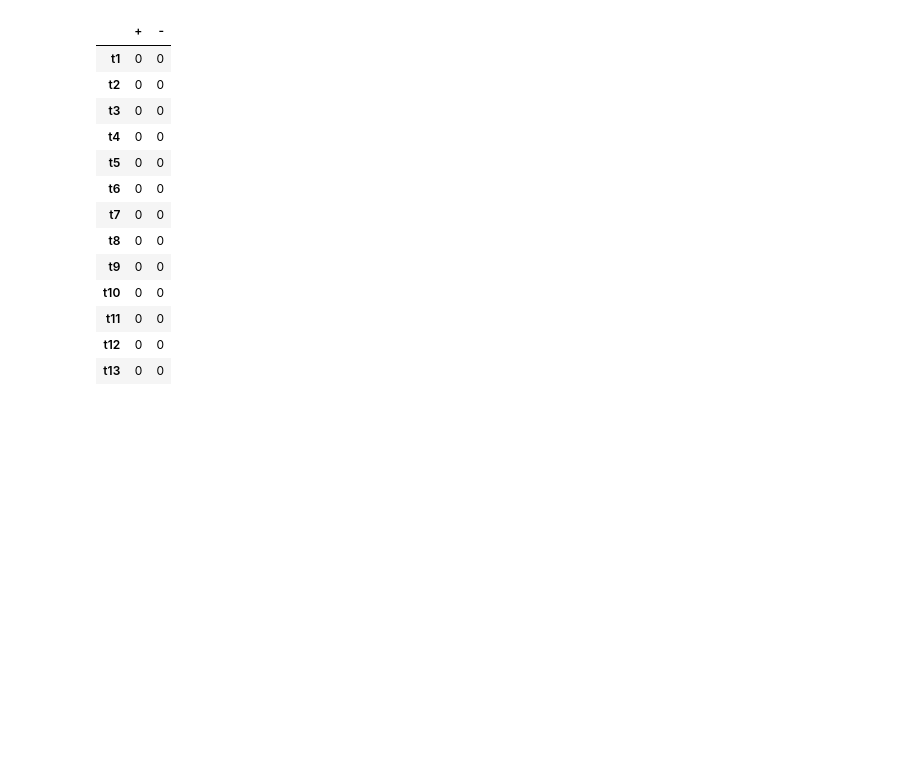
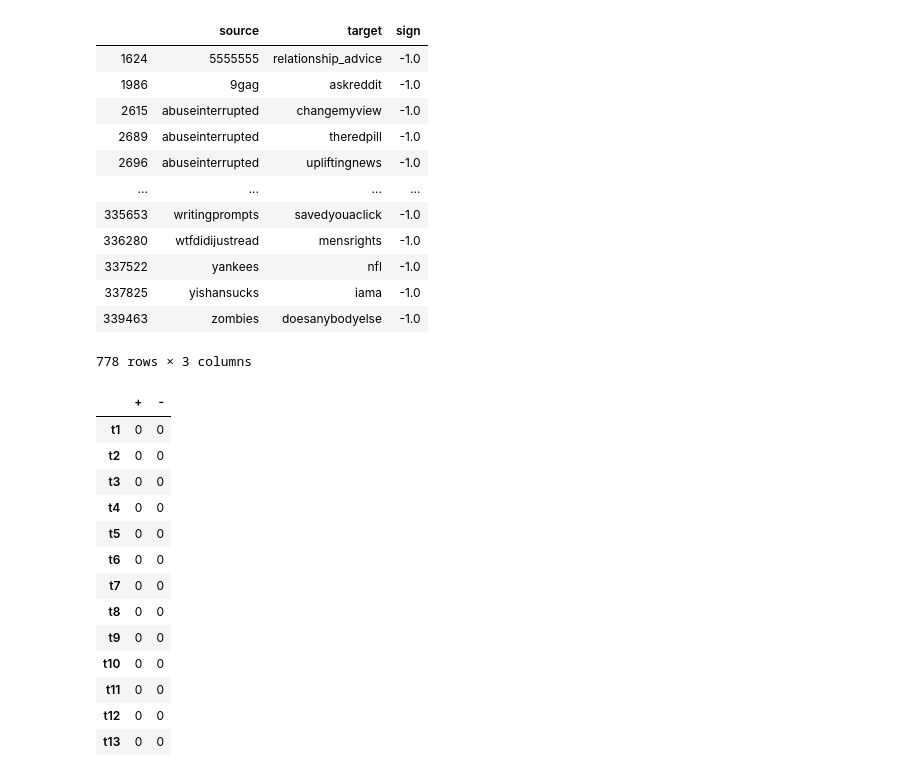
Before and after one commit to epfl-ada/ada-2020-project-milestone-p3-p3_wara9i, a Jupyter notebook: creative_extension.ipynb, the cells around one changed output. Cells and saved outputs as stored; diff of their text form; code cells hidden in the pictures; blank space fills up the shorter version.

```diff
--- a/creative_extension.ipynb
+++ b/creative_extension.ipynb
@@ -7,0 +242,12 @@ import numpy as np
+# %%
+## Here we group by (source,target) but instead of keeping all weights, we sum them into one weight
+groupedBySource_Target_mean = Data.groupby(['SOURCE_SUBREDDIT','TARGET_SUBREDDIT']).LINK_SENTIMENT.apply(lambda x: np.mean(x)).to_frame()
+## The groupby function makes the pair (source,target) as index.
+# To construct the graph, we need to have list of all sources , targets and signs in a dataframe
+listed_source = [ elem[0] for elem in groupedBySource_Target_mean.index]
+listed_target = [ elem[1] for elem in groupedBySource_Target_mean.index]
+listed_sign = [ elem[0] for elem in groupedBySource_Target_mean.values ]
+
+data_mean = pd.DataFrame({"source":listed_source,"target":listed_target,"sign":listed_sign})
+
+graph_mean = nx.from_pandas_edgelist(data_mean,source='source', target="target", edge_attr = "sign",create_using=nx.DiGraph)
@@ -7,0 +300,18 @@ import numpy as np
+# %%
+multiple_edges_meaned_data = data_mean.loc[indices].copy()
+# %%
+multiple_edges_meaned_data[multiple_edges_meaned_data.sign==-1]
+# %% [output]
+|  | source | target | sign |
+| 1624 | 5555555 | relationship_advice | -1.0 |
+| 1986 | 9gag | askreddit | -1.0 |
+| 2615 | abuseinterrupted | changemyview | -1.0 |
+| 2689 | abuseinterrupted | theredpill | -1.0 |
+| 2696 | abuseinterrupted | upliftingnews | -1.0 |
+| ... | ... | ... | ... |
+| 335653 | writingprompts | savedyouaclick | -1.0 |
+| 336280 | wtfdidijustread | mensrights | -1.0 |
+| 337522 | yankees | nfl | -1.0 |
+| 337825 | yishansucks | iama | -1.0 |
+| 339463 | zombies | doesanybodyelse | -1.0 |
+778 rows × 3 columns
```
Also changed, not shown: parts of 27 cells of this notebook.
